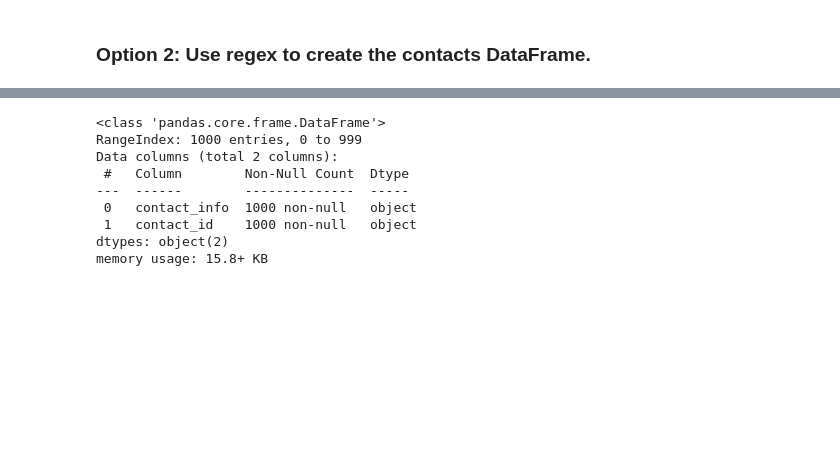
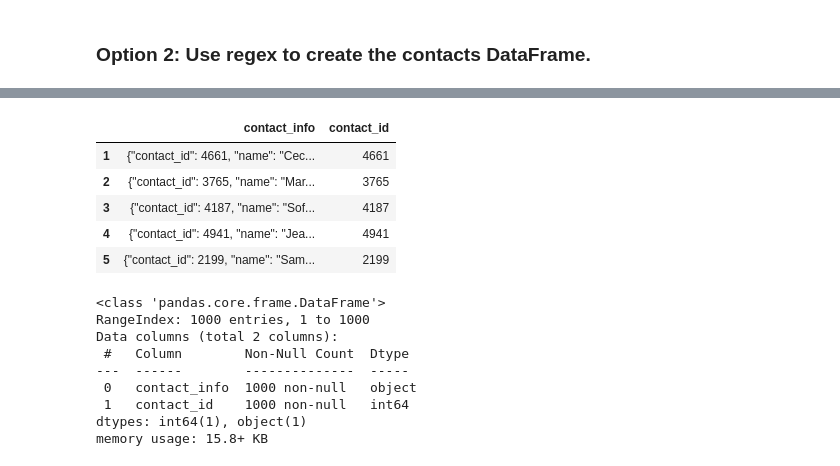
Before and after one commit to jules-krohn/Crowdfunding-ETL, a Jupyter notebook: ETL_Mini_Project_JKrohn_TBanninga-Copy1.ipynb, the cells around one changed output, grey strips where cells are left out. Cells and saved outputs as stored; diff of their text form; code cells hidden in the pictures; blank space fills up the shorter version.

```diff
--- a/ETL_Mini_Project_JKrohn_TBanninga-Copy1.ipynb
+++ b/ETL_Mini_Project_JKrohn_TBanninga-Copy1.ipynb
@@ -465,14 +398,36 @@ contact_info_df_copy.head()
+# %%
+# Extract the four-digit contact ID number.
+header_row = contact_info_df_copy.iloc[0].to_dict()
+
+# Rename the DataFrame columns using the 'contact_info' dictionary
+contact_data_df = contact_info_df_copy.rename(columns=header_row)
+
+# Drop the first row (which contained 'contact_info')
+contact_data_df = contact_data_df.drop(0)
+
+# Extract the 'contact_id' values and convert them to integers
+contact_data_df['contact_id'] = contact_data_df['contact_info'].apply(lambda x: int(re.search(r'"contact_id":\s*(\d+)', x).group(1)) if isinstance(x, str) else None)
+
+contact_data_df.head()
+# %% [output]
+|  | contact_info | contact_id |
+| 1 | {"contact_id": 4661, "name": "Cec... | 4661 |
+| 2 | {"contact_id": 3765, "name": "Mar... | 3765 |
+| 3 | {"contact_id": 4187, "name": "Sof... | 4187 |
+| 4 | {"contact_id": 4941, "name": "Jea... | 4941 |
+| 5 | {"contact_id": 2199, "name": "Sam... | 2199 |
 # %%
 # Check the datatypes.
+contact_data_df.info()
 # %% [output]
 <class 'pandas.core.frame.DataFrame'>
-RangeIndex: 1000 entries, 0 to 999
+RangeIndex: 1000 entries, 1 to 1000
 Data columns (total 2 columns):
  #   Column        Non-Null Count  Dtype
 ---  ------        --------------  -----
  0   contact_info  1000 non-null   object
- 1   contact_id    1000 non-null   object
-dtypes: object(2)
+ 1   contact_id    1000 non-null   int64
+dtypes: int64(1), object(1)
 memory usage: 15.8+ KB
 # %%
 # Convert the "contact_id" column to an int64 data type.
```
Also changed, not shown: parts of 18 cells of this notebook, 4 other files.
